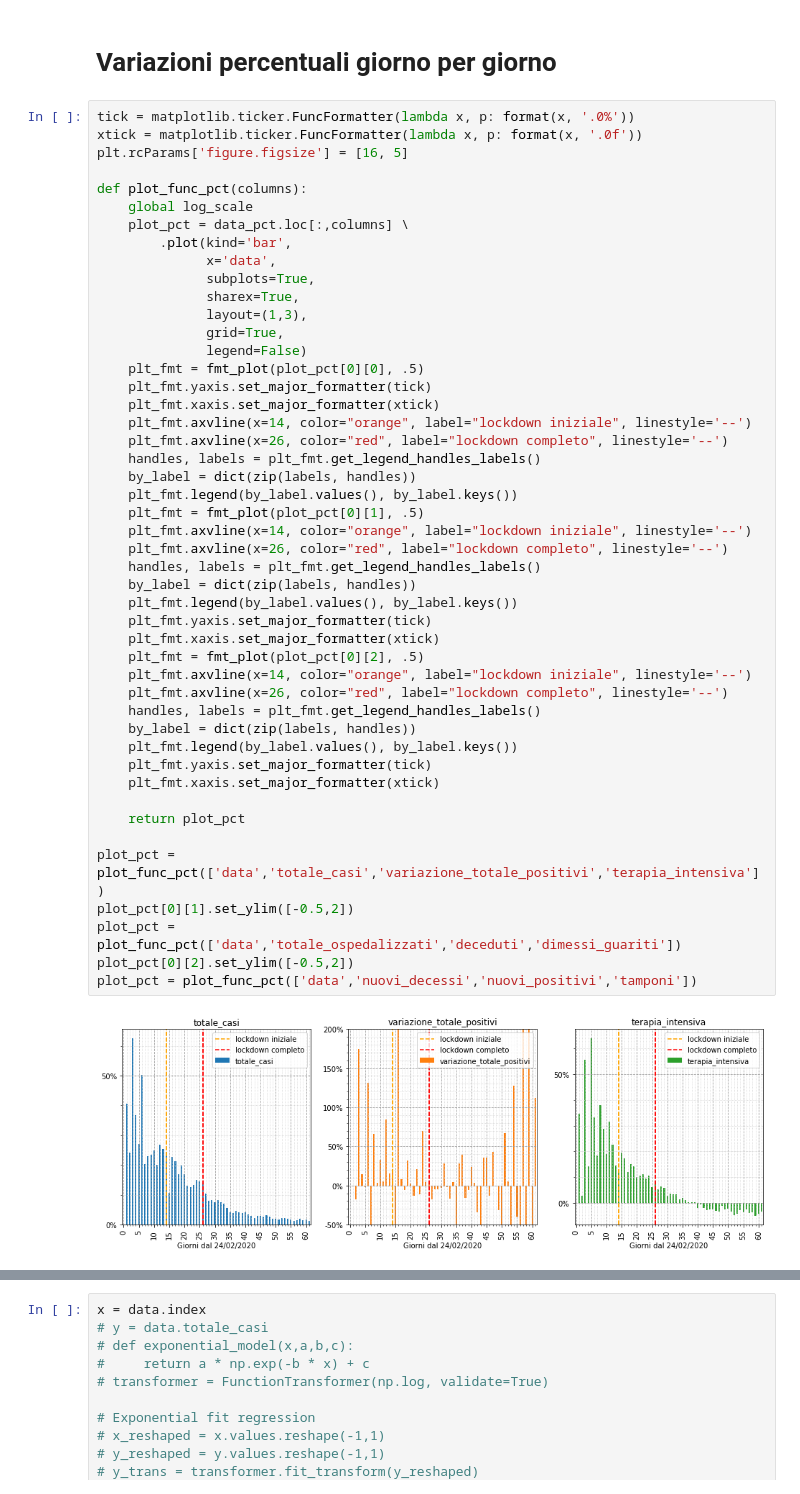
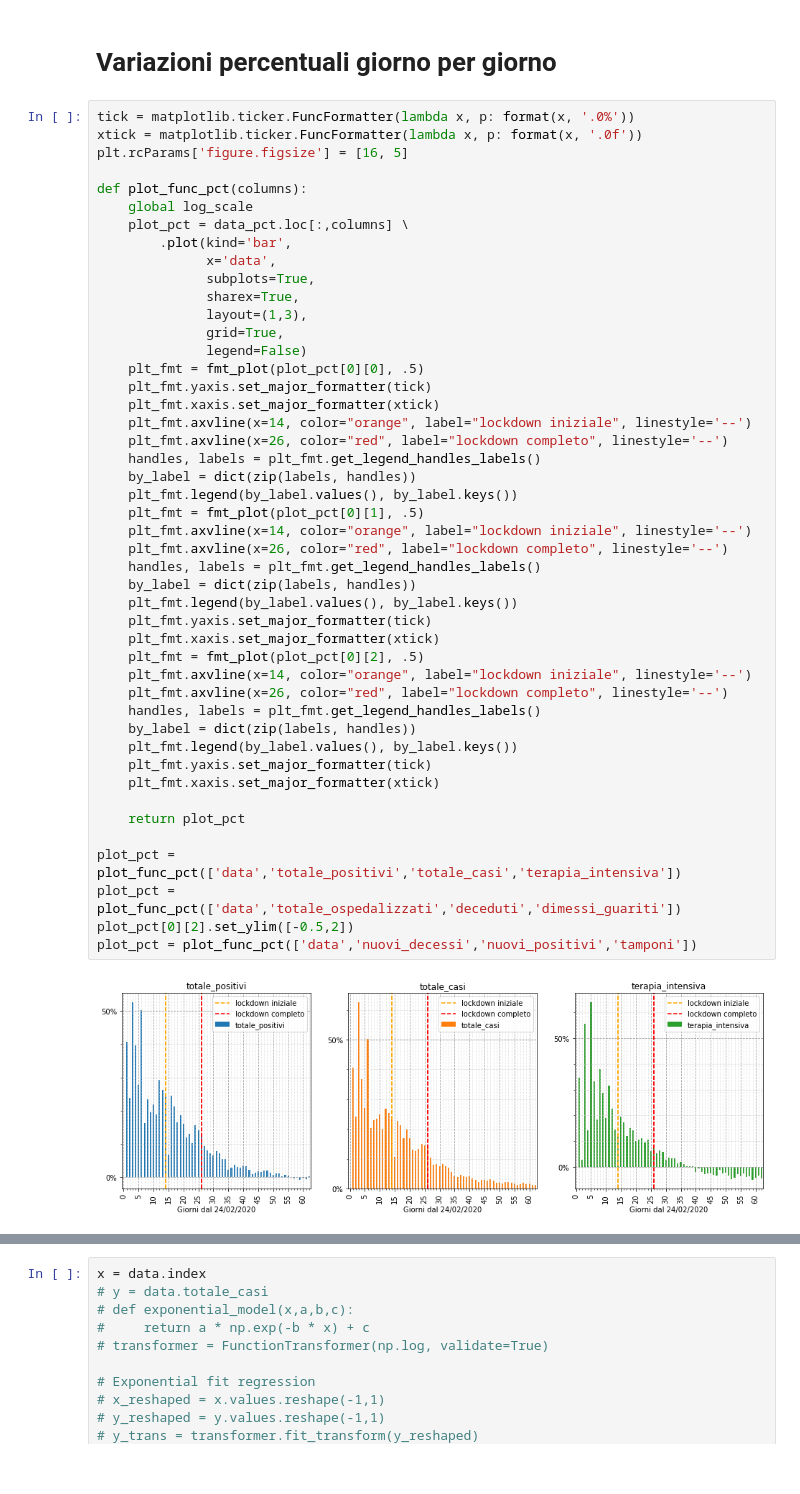
Before and after one commit to iosand71/covid19, a Jupyter notebook: covid19-italia.ipynb, the cells around one changed output, grey strips where cells are left out. Cells and saved outputs as stored; diff of their text form.

Commit message:
change some graphs

```diff
--- a/covid19-italia.ipynb
+++ b/covid19-italia.ipynb
@@ -320,33 +321,32 @@ def plot_func_pct(columns):
     plt_fmt.yaxis.set_major_formatter(tick)
     plt_fmt.xaxis.set_major_formatter(xtick)
     plt_fmt.axvline(x=14, color="orange", label="lockdown iniziale", linestyle='--')
     plt_fmt.axvline(x=26, color="red", label="lockdown completo", linestyle='--')
     handles, labels = plt_fmt.get_legend_handles_labels()
     by_label = dict(zip(labels, handles))
     plt_fmt.legend(by_label.values(), by_label.keys())
     plt_fmt = fmt_plot(plot_pct[0][1], .5)
     plt_fmt.axvline(x=14, color="orange", label="lockdown iniziale", linestyle='--')
     plt_fmt.axvline(x=26, color="red", label="lockdown completo", linestyle='--')
     handles, labels = plt_fmt.get_legend_handles_labels()
     by_label = dict(zip(labels, handles))
     plt_fmt.legend(by_label.values(), by_label.keys())
     plt_fmt.yaxis.set_major_formatter(tick)
     plt_fmt.xaxis.set_major_formatter(xtick)
     plt_fmt = fmt_plot(plot_pct[0][2], .5)
     plt_fmt.axvline(x=14, color="orange", label="lockdown iniziale", linestyle='--')
     plt_fmt.axvline(x=26, color="red", label="lockdown completo", linestyle='--')
     handles, labels = plt_fmt.get_legend_handles_labels()
     by_label = dict(zip(labels, handles))
     plt_fmt.legend(by_label.values(), by_label.keys())
     plt_fmt.yaxis.set_major_formatter(tick)
     plt_fmt.xaxis.set_major_formatter(xtick)
 
     return plot_pct
 
-plot_pct = plot_func_pct(['data','totale_casi','variazione_totale_positivi','terapia_intensiva'])
-plot_pct[0][1].set_ylim([-0.5,2])
+plot_pct = plot_func_pct(['data','totale_positivi','totale_casi','terapia_intensiva'])
 plot_pct = plot_func_pct(['data','totale_ospedalizzati','deceduti','dimessi_guariti'])
 plot_pct[0][2].set_ylim([-0.5,2])
 plot_pct = plot_func_pct(['data','nuovi_decessi','nuovi_positivi','tamponi'])
 # %% [output]
-[figure, old version]
+[figure, new version]
```
Also changed, not shown: parts of 5 cells of this notebook, 1 other file.
